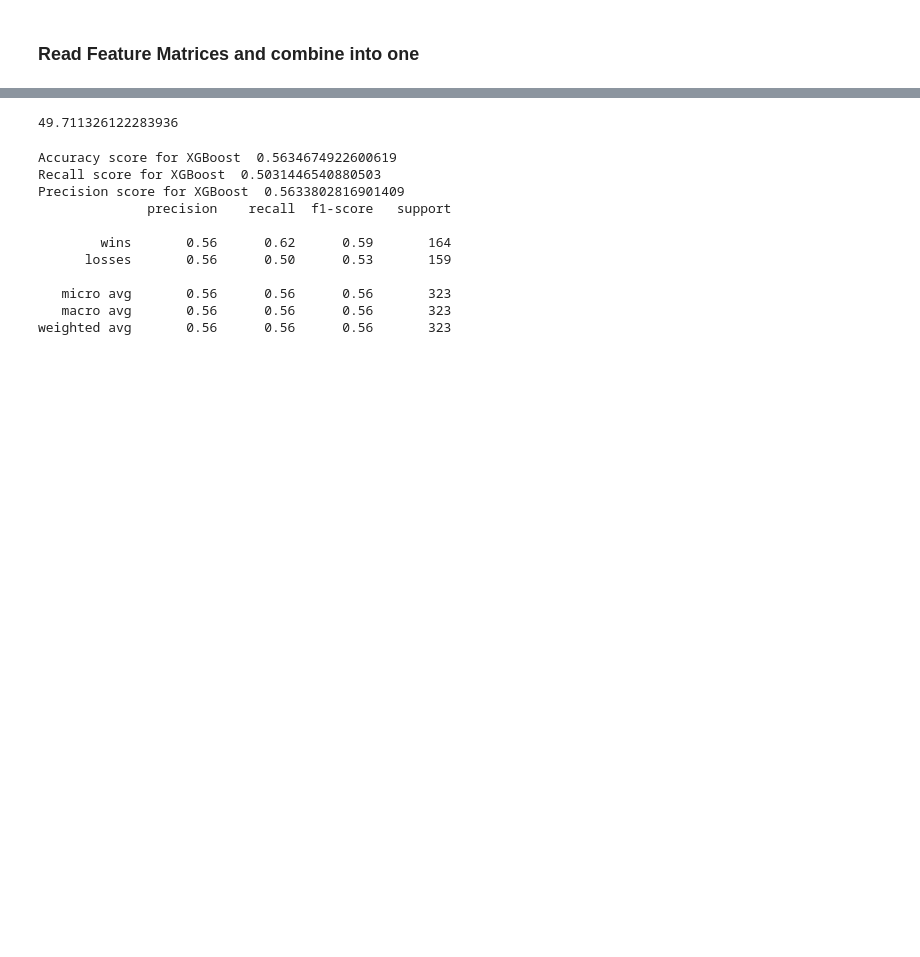
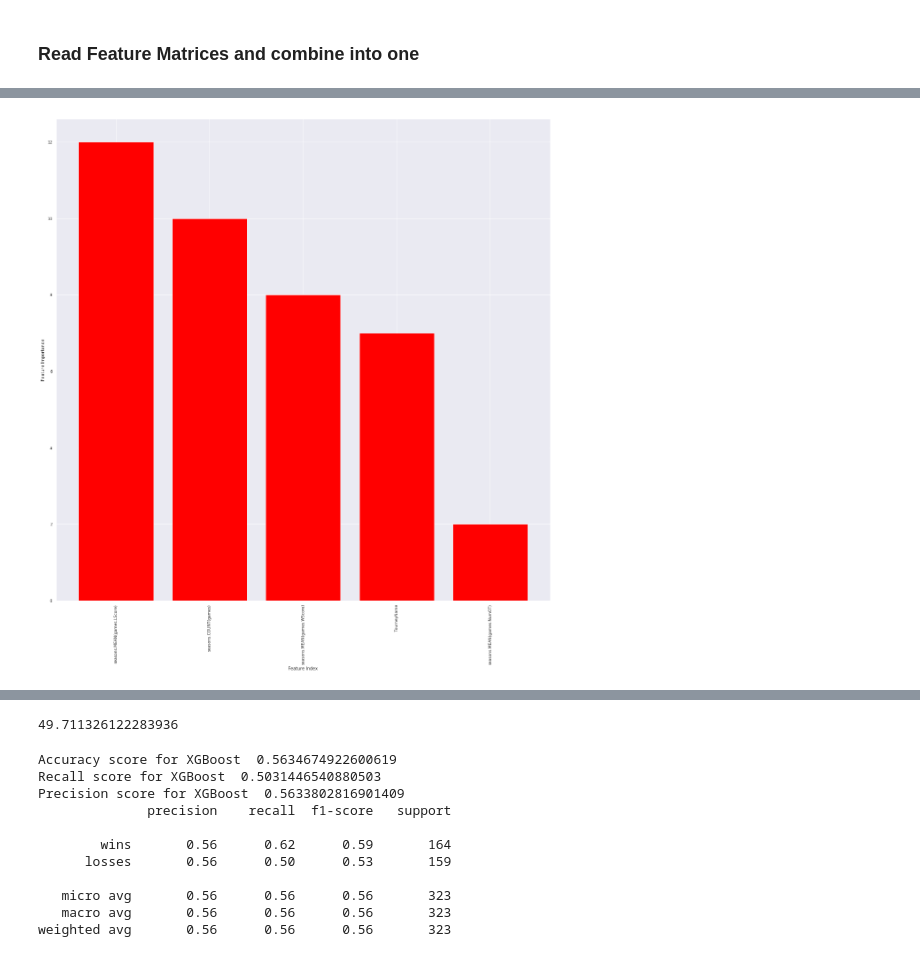
Before and after one commit to sirisurab/ncaa, a Jupyter notebook: notebooks/Feature_Selection.ipynb, the cells around one changed output, grey strips where cells are left out. Saved outputs shown, nothing was run; the diff lists cells and outputs as text; code cells hidden in the pictures; blank space fills up the shorter version.

```diff
--- a/notebooks/Feature_Selection.ipynb
+++ b/notebooks/Feature_Selection.ipynb
@@ -142,0 +197,3 @@ target_names = ['wins', 'losses']
+# %%
+X_train = X_train[X_train.columns[important_features_idx]]
+X_train.info()
@@ -142,0 +236,16 @@ target_names = ['wins', 'losses']
+# %%
+#cv_lgbm = load(data_folder+'cv_lgbm.joblib')
+
+clf_lgbm_model = lgbm.LGBMClassifier(random_state=40,
+                                  objective='binary',
+                                  n_estimators=cv_lgbm.best_params_['n_estimators'],
+                                  min_split_gain=cv_lgbm.best_params_['min_split_gain'],
+                                  learning_rate=cv_lgbm.best_params_['learning_rate'],
+                                  reg_lambda=cv_lgbm.best_params_['reg_lambda'],
+                                  max_depth=cv_lgbm.best_params_['max_depth'],
+                                  num_leaves=cv_lgbm.best_params_['num_leaves'],
+                                  n_jobs=3)
+start = time.time()
+clf_lgbm_model.fit(X_train, y_train)
+end = time.time()
+print(end - start)
@@ -142,0 +283,17 @@ target_names = ['wins', 'losses']
+# %%
+importances = clf_lgbm_model.feature_importances_
+sorted_idx = np.argsort(importances)[::-1]
+
+plt.figure(figsize=(20,20))
+# names of important features based on plot above
+important_features_idx = [idx for idx in sorted_idx if importances[idx] > 0.0]
+important_features = {idx:X_train.columns[idx] for idx in important_features_idx}
+
+# plot top 50 features
+plt.bar(range(len(important_features_idx)), importances[list(important_features.keys())], color='r', align='center')
+plt.xticks(range(len(important_features_idx)), list(important_features.values()), rotation='vertical')
+plt.xlabel('Feature Index')
+plt.ylabel('Feature Importance')
+plt.show()
+# %% [output]
+[figure, added]
```
Also changed, not shown: parts of 46 cells of this notebook, 1 other file.
